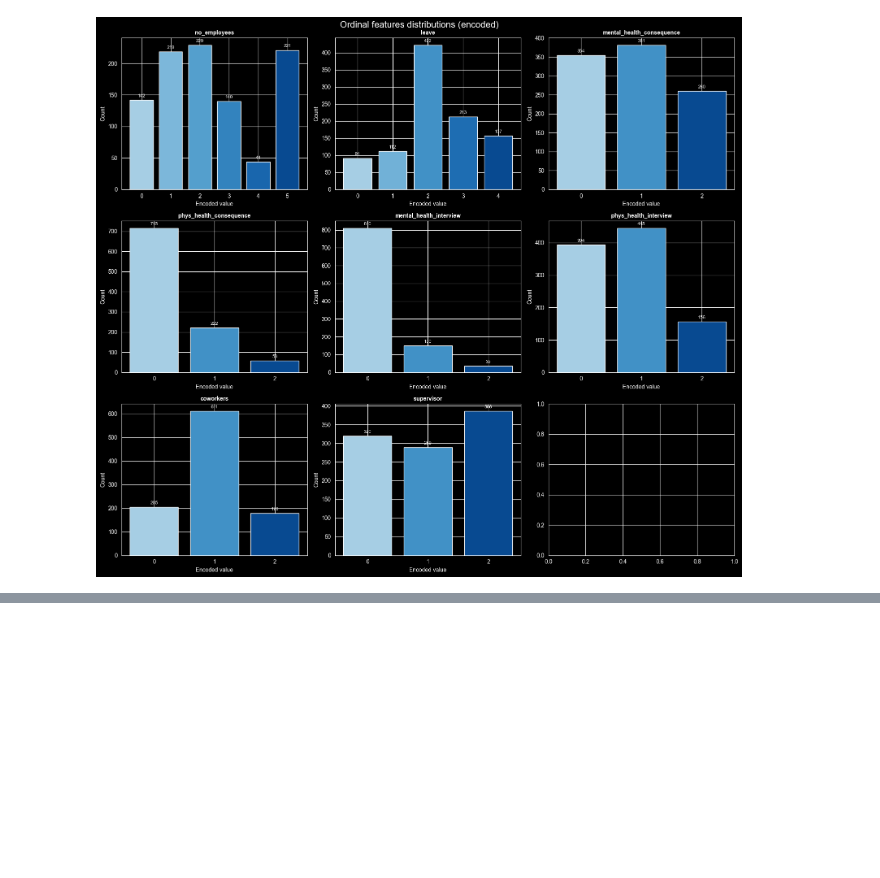
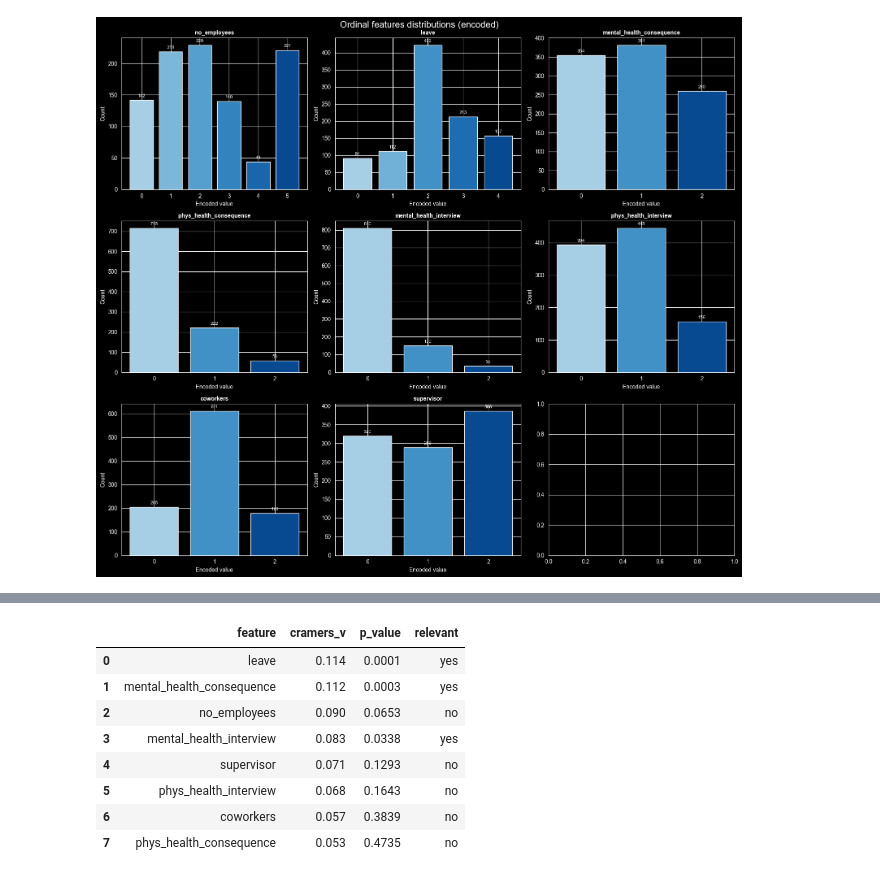
Before and after one commit to bajon1/Classification-pipeline-on-the-Mental-Health, a Jupyter notebook: notebooks/02_eda.ipynb, the cells around one changed output, grey strips where cells are left out. Cells and saved outputs as stored; diff of their text form; code cells hidden in the pictures; blank space fills up the shorter version.

```diff
--- a/notebooks/02_eda.ipynb
+++ b/notebooks/02_eda.ipynb
@@ -242,0 +275,24 @@ plt.show()
+# %%
+rows = []
+for col in ordinal_cols:
+    contingency = pd.crosstab(df_eda[col], df_eda[target_col])
+    chi2, p, dof, _ = chi2_contingency(contingency)
+    n = contingency.sum().sum()
+    cramers_v = np.sqrt(chi2 / (n * (min(contingency.shape) - 1)))
+    rows.append({'feature': col, 'cramers_v': round(cramers_v, 3), 'p_value': round(p, 4)})
+
+ordinal_cramers_df = (pd.DataFrame(rows).sort_values('cramers_v', ascending=False)
+                       .assign(relevant=lambda d: d['p_value'].apply(lambda p: 'yes' if p < 0.05 else 'no'))
+                       .reset_index(drop=True))
+
+ordinal_cramers_df
+# %% [output]
+|  | feature | cramers_v | p_value | relevant |
+| 0 | leave | 0.114 | 0.0001 | yes |
+| 1 | mental_health_consequence | 0.112 | 0.0003 | yes |
+| 2 | no_employees | 0.090 | 0.0653 | no |
+| 3 | mental_health_interview | 0.083 | 0.0338 | yes |
+| 4 | supervisor | 0.071 | 0.1293 | no |
+| 5 | phys_health_interview | 0.068 | 0.1643 | no |
+| 6 | coworkers | 0.057 | 0.3839 | no |
+| 7 | phys_health_consequence | 0.053 | 0.4735 | no |
```
Also changed, not shown: parts of 13 cells of this notebook.
